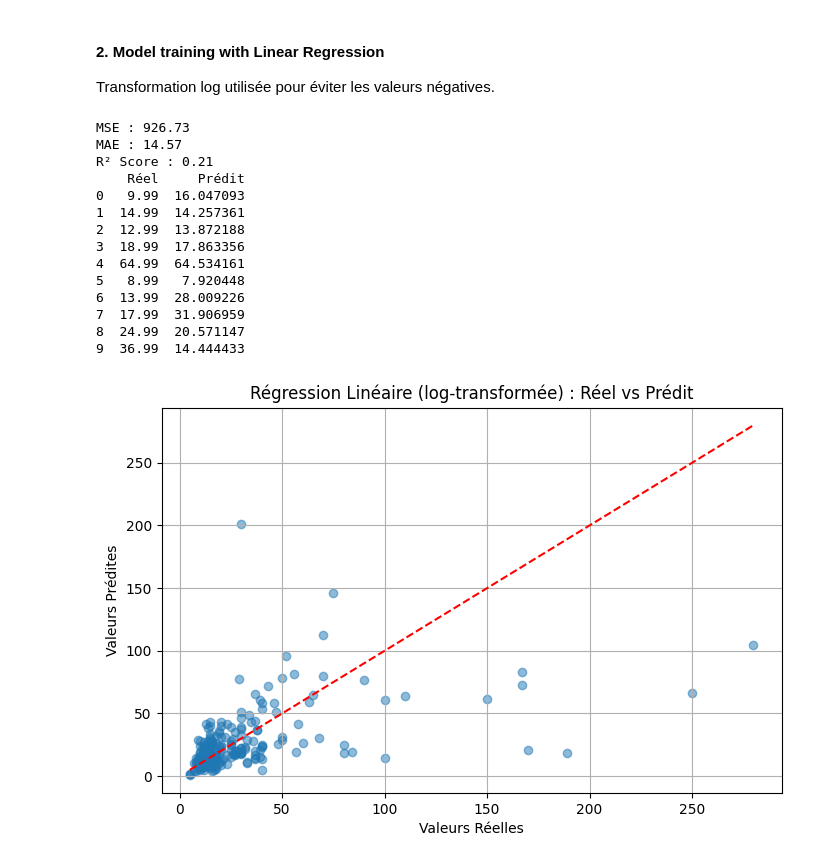
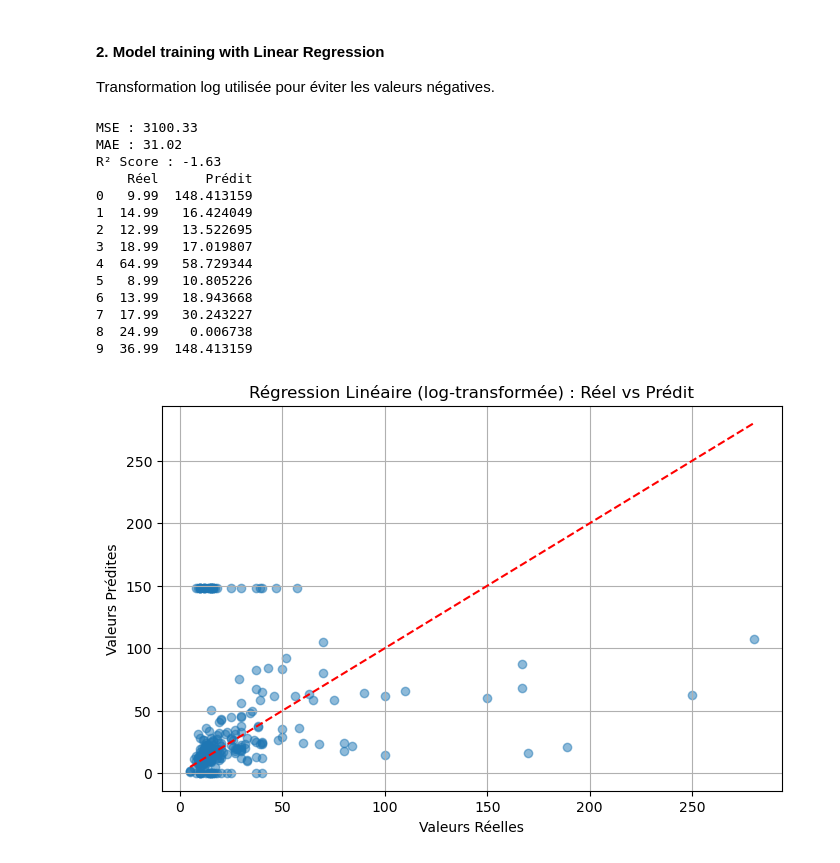
Before and after one commit to pierreLouisClv/Spochify, a Jupyter notebook: Spochify.ipynb, the cells around one changed output. Cells and saved outputs as stored; diff of their text form; code cells hidden in the pictures.

```diff
--- a/Spochify.ipynb
+++ b/Spochify.ipynb
@@ -296,46 +296,48 @@ model_pipeline.fit(X_train, y_train_log)
 
 # 4. Prédictions (log space)
 y_pred_log = model_pipeline.predict(X_test)
 
+
 # 5. Transformation inverse : exp(log(y)) = y
-y_pred = np.exp(y_pred_log)
+y_pred_log_clipped = np.clip(y_pred_log, a_min=-5, a_max=5)  # tighter range than before
+y_pred = np.exp(y_pred_log_clipped)
 y_test = np.exp(y_test_log)  # on remet aussi y_test à l'échelle originale
 
 # 6. Évaluation
 print(f"MSE : {mean_squared_error(y_test, y_pred):.2f}")
 print(f"MAE : {mean_absolute_error(y_test, y_pred):.2f}")
 print(f"R² Score : {r2_score(y_test, y_pred):.2f}")
 
 # 7. Comparaison valeurs réelles vs prédites
 results = pd.DataFrame({
     'Réel': y_test.values,
     'Prédit': y_pred
 }).reset_index(drop=True)
 
 print(results.head(10))
 
 # 8. Graphique
 plt.figure(figsize=(8, 5))
 plt.scatter(y_test, y_pred, alpha=0.5)
 plt.plot([y_test.min(), y_test.max()], [y_test.min(), y_test.max()], 'r--')  # diagonale parfaite
 plt.xlabel('Valeurs Réelles')
 plt.ylabel('Valeurs Prédites')
 plt.title('Régression Linéaire (log-transformée) : Réel vs Prédit')
 plt.grid(True)
 plt.show()
 # %% [output]
-MSE : 926.73
-MAE : 14.57
-R² Score : 0.21
-    Réel     Prédit
-0   9.99  16.047093
-1  14.99  14.257361
-2  12.99  13.872188
-3  18.99  17.863356
-4  64.99  64.534161
-5   8.99   7.920448
-6  13.99  28.009226
-7  17.99  31.906959
-8  24.99  20.571147
-9  36.99  14.444433
+MSE : 3100.33
+MAE : 31.02
+R² Score : -1.63
+    Réel      Prédit
+0   9.99  148.413159
+1  14.99   16.424049
+2  12.99   13.522695
+3  18.99   17.019807
+4  64.99   58.729344
+5   8.99   10.805226
+6  13.99   18.943668
+7  17.99   30.243227
+8  24.99    0.006738
+9  36.99  148.413159
-[figure, old version]
+[figure, new version]
```
Also changed, not shown: parts of 6 cells of this notebook.
